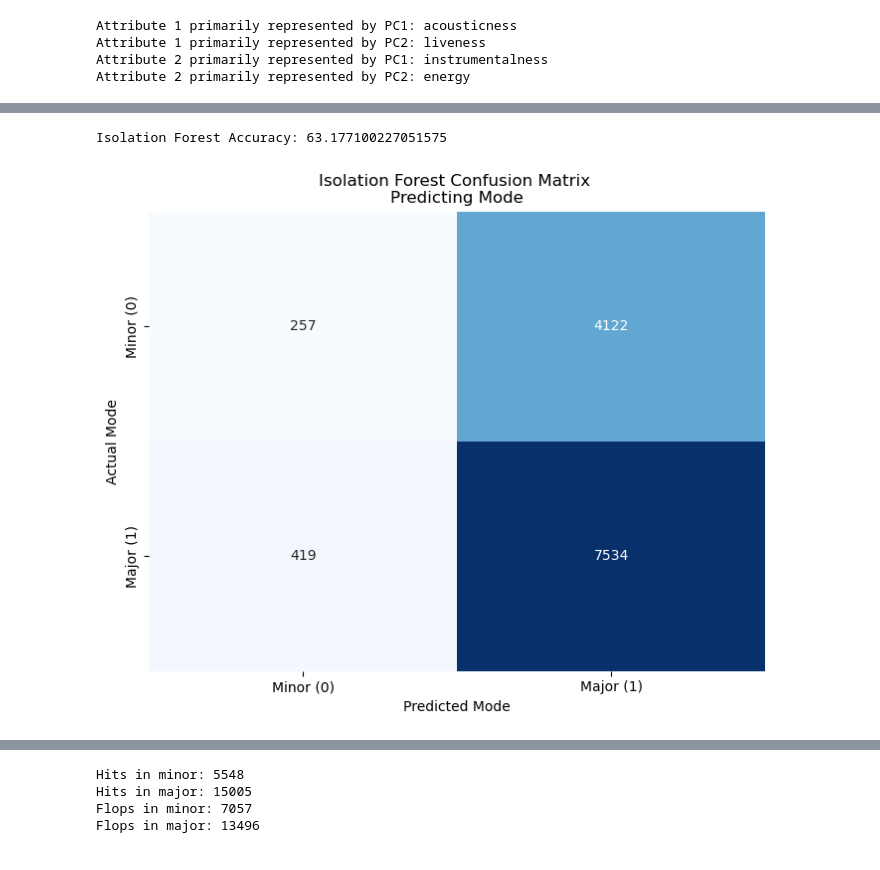
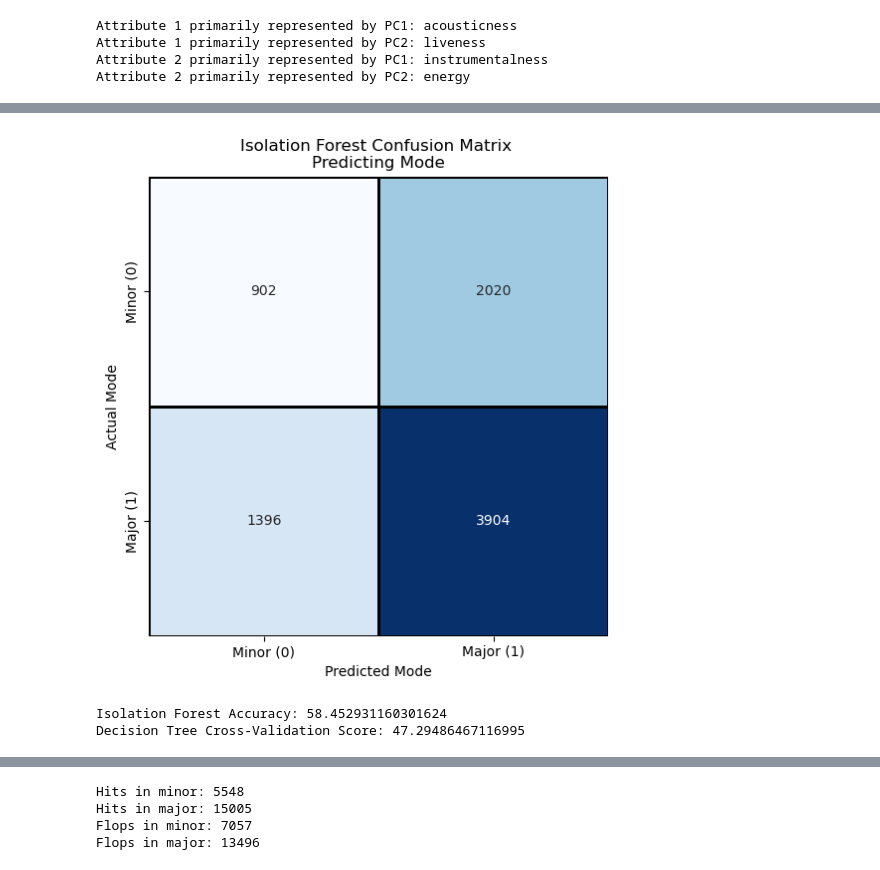
Before and after one commit to jesbor98/music-analysis, a Jupyter notebook: Data Mining project.ipynb, the cells around one changed output, grey strips where cells are left out. Saved outputs shown, nothing was run; the diff lists cells and outputs as text; code cells hidden in the pictures.

```diff
--- a/Data Mining project.ipynb
+++ b/Data Mining project.ipynb
@@ -92,29 +153,33 @@ Decision Tree Accuracy: 63.74472915990918
 # %%
 # Create and fit the Isolation Forest model
-isof = IsolationForest(contamination=0.05)  # You can adjust the contamination parameter as needed
+isof = IsolationForest(contamination='auto')  # You can adjust the contamination parameter as needed
 isof.fit(X_train)
 
 # Use the trained Isolation Forest model to predict on the test set
 isof_y_pred = isof.predict(X_test)
 
 # Convert predictions to binary labels (1 for inliers, -1 for outliers)
 isof_y_pred_binary = [1 if pred == 1 else 0 for pred in isof_y_pred]
 
-# Evaluate accuracy
-isof_accuracy = accuracy_score(y_test, isof_y_pred_binary)
-print(f"Isolation Forest Accuracy: {isof_accuracy * 100}")
-
 # Plot the confusion matrix
 isof_conf_matrix = confusion_matrix(y_test, isof_y_pred_binary)
 plt.figure(figsize=(8, 6))
 sns.heatmap(isof_conf_matrix, annot=True, fmt="d", cmap="Blues", cbar=False,
-            xticklabels=['Minor (0)', 'Major (1)'], yticklabels=['Minor (0)', 'Major (1)'])
+            xticklabels=['Minor (0)', 'Major (1)'], yticklabels=['Minor (0)', 'Major (1)'],
+            linewidths=1, linecolor='black', square=True)
 plt.title("Isolation Forest Confusion Matrix \nPredicting Mode")
 plt.xlabel("Predicted Mode")
 plt.ylabel("Actual Mode")
 plt.show()
+
+# Evaluate accuracy
+isof_accuracy = accuracy_score(y_test, isof_y_pred_binary)
+isof_cv_score = cross_val_score(isof, X_full, y_full, cv=5, scoring='accuracy').mean()
+print(f"Isolation Forest Accuracy: {isof_accuracy * 100}")
+print(f"Decision Tree Cross-Validation Score: {isof_cv_score*100}")
 # %% [output]
+[figure, new version]
-Isolation Forest Accuracy: 63.177100227051575
+Isolation Forest Accuracy: 58.452931160301624
+Decision Tree Cross-Validation Score: 47.29486467116995
-[figure, old version]
 # %%
 # Create and fit the Random Forest model
```
Also changed, not shown: parts of 14 cells of this notebook.
